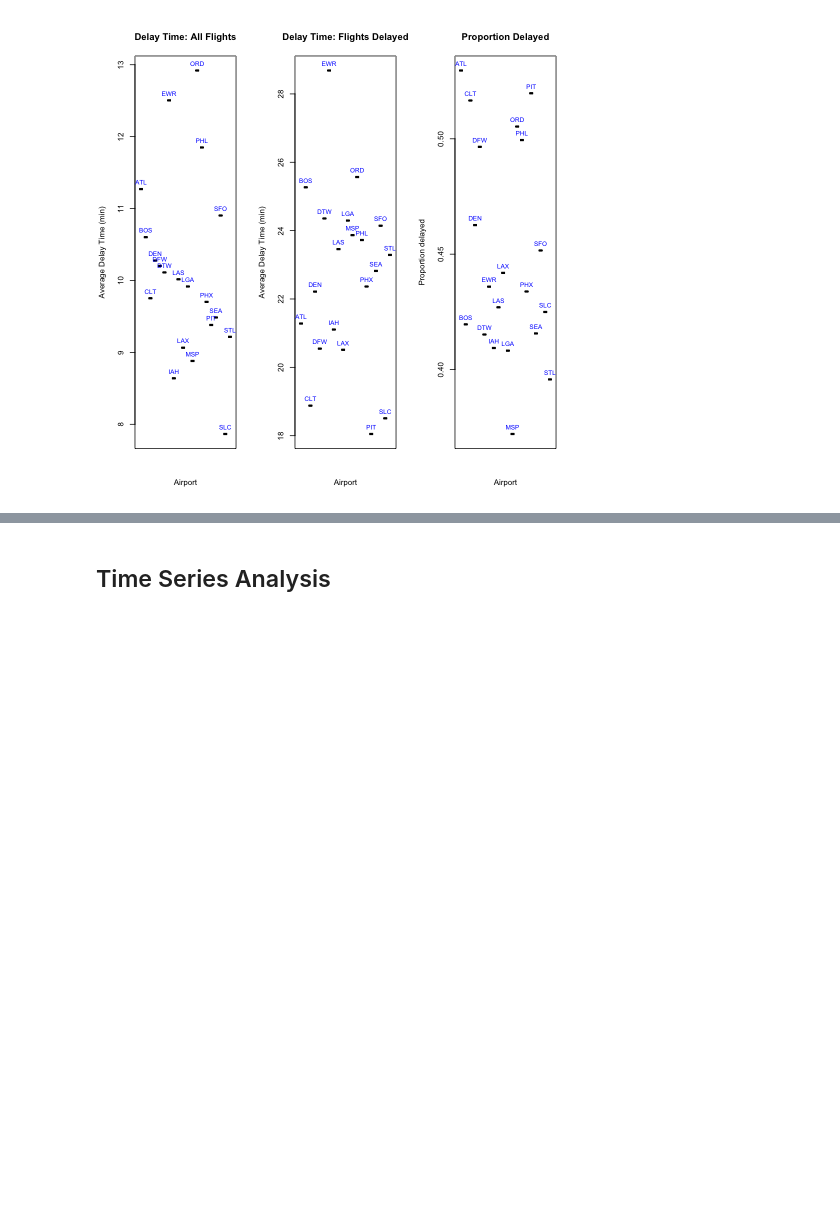
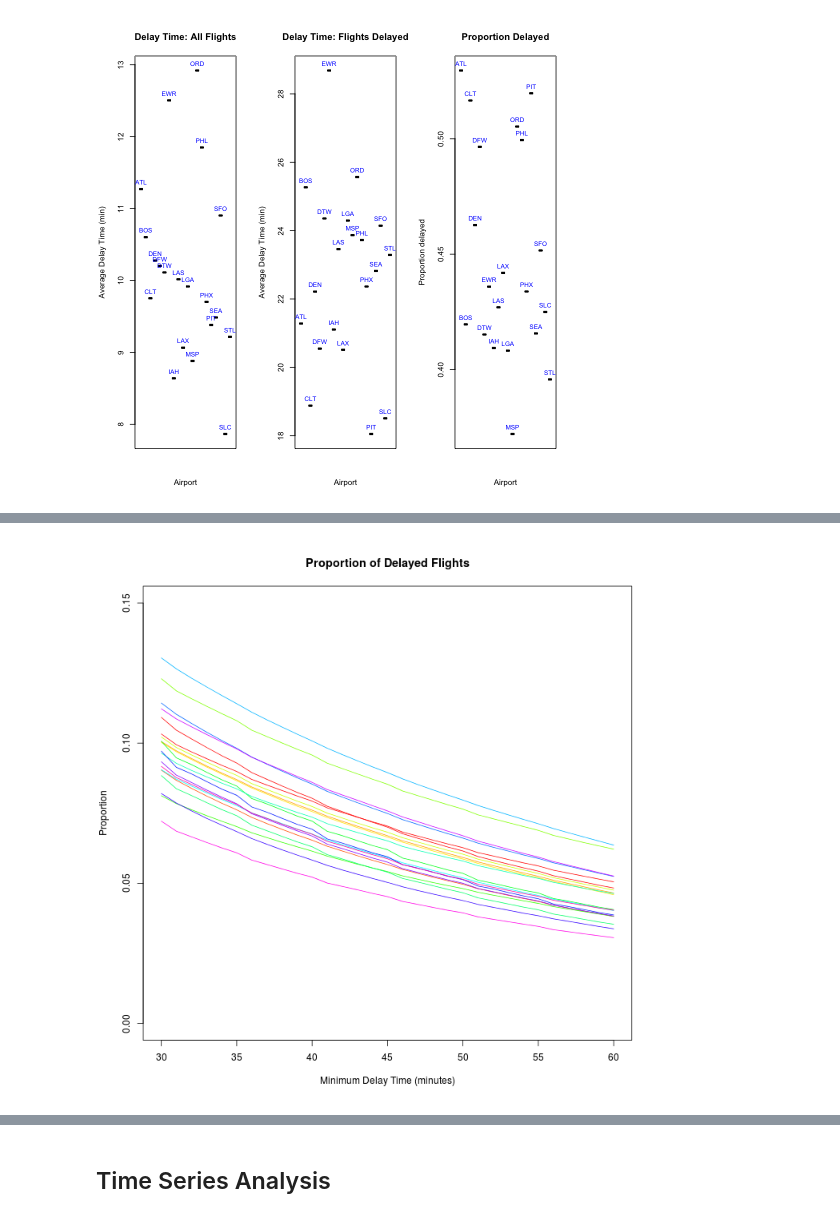
Before and after one commit to steven-hu/data-analysis-template, a Jupyter notebook: notebooks/NB3_data_analysis.ipynb, the cells around one changed output, grey strips where cells are left out. Saved outputs shown, nothing was run; the diff lists cells and outputs as text; code cells hidden in the pictures; blank space fills up the shorter version.

```diff
--- a/notebooks/NB3_data_analysis.ipynb
+++ b/notebooks/NB3_data_analysis.ipynb
@@ -190,0 +266,4 @@ text(table$carriers,table$prop,unique(data$origin),cex=0.8, pos=3,col="blue")
+# %%
+Image("../visualizations/prop-delayed-tail.png")
+# %% [output]
+[figure, added]
```
Also changed, not shown: parts of 17 cells of this notebook.
